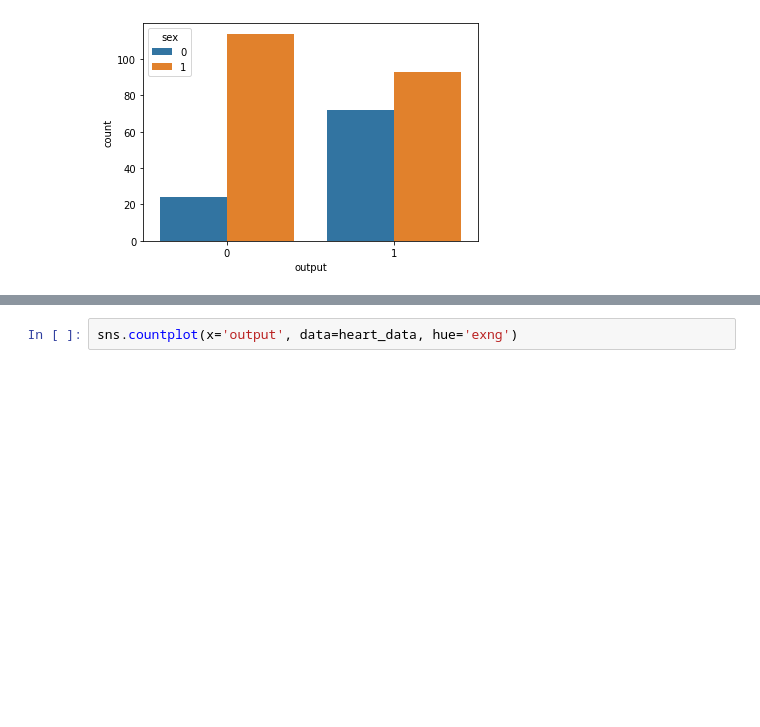
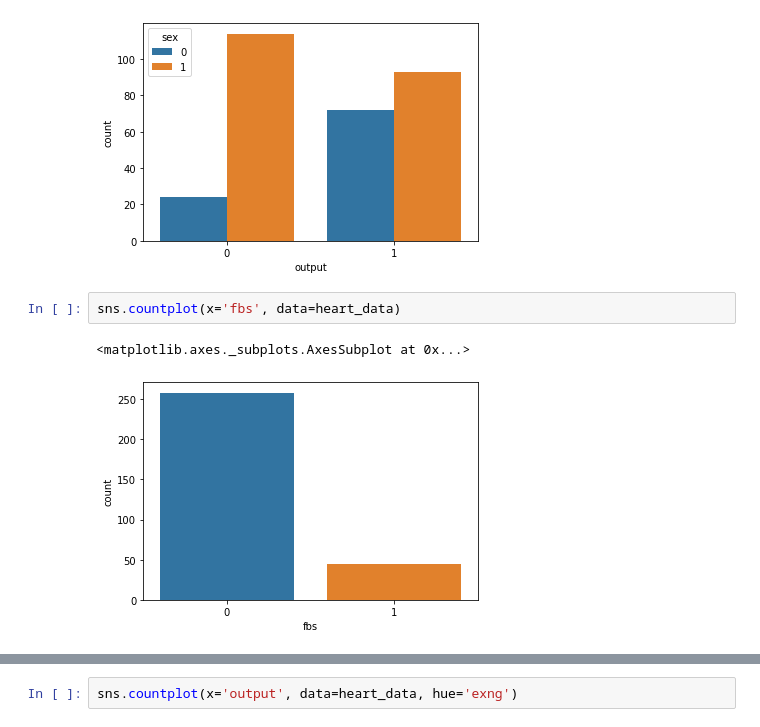
Before and after one commit to dskibinski-7/UM, a Jupyter notebook: heart-attack-analysis.ipynb, the cells around one changed output, grey strips where cells are left out. Cells and saved outputs as stored; diff of their text form; blank space fills up the shorter version.

```diff
--- a/heart-attack-analysis.ipynb
+++ b/heart-attack-analysis.ipynb
@@ -57,3 +62,8 @@ sns.countplot(x='output', data=heart_data, hue='sex')
 # %% [output]
 <matplotlib.axes._subplots.AxesSubplot at 0x...>
 [figure]
+# %%
+sns.countplot(x='fbs', data=heart_data)
+# %% [output]
+<matplotlib.axes._subplots.AxesSubplot at 0x...>
+[figure, added]
```
Also changed, not shown: parts of 11 cells of this notebook.
